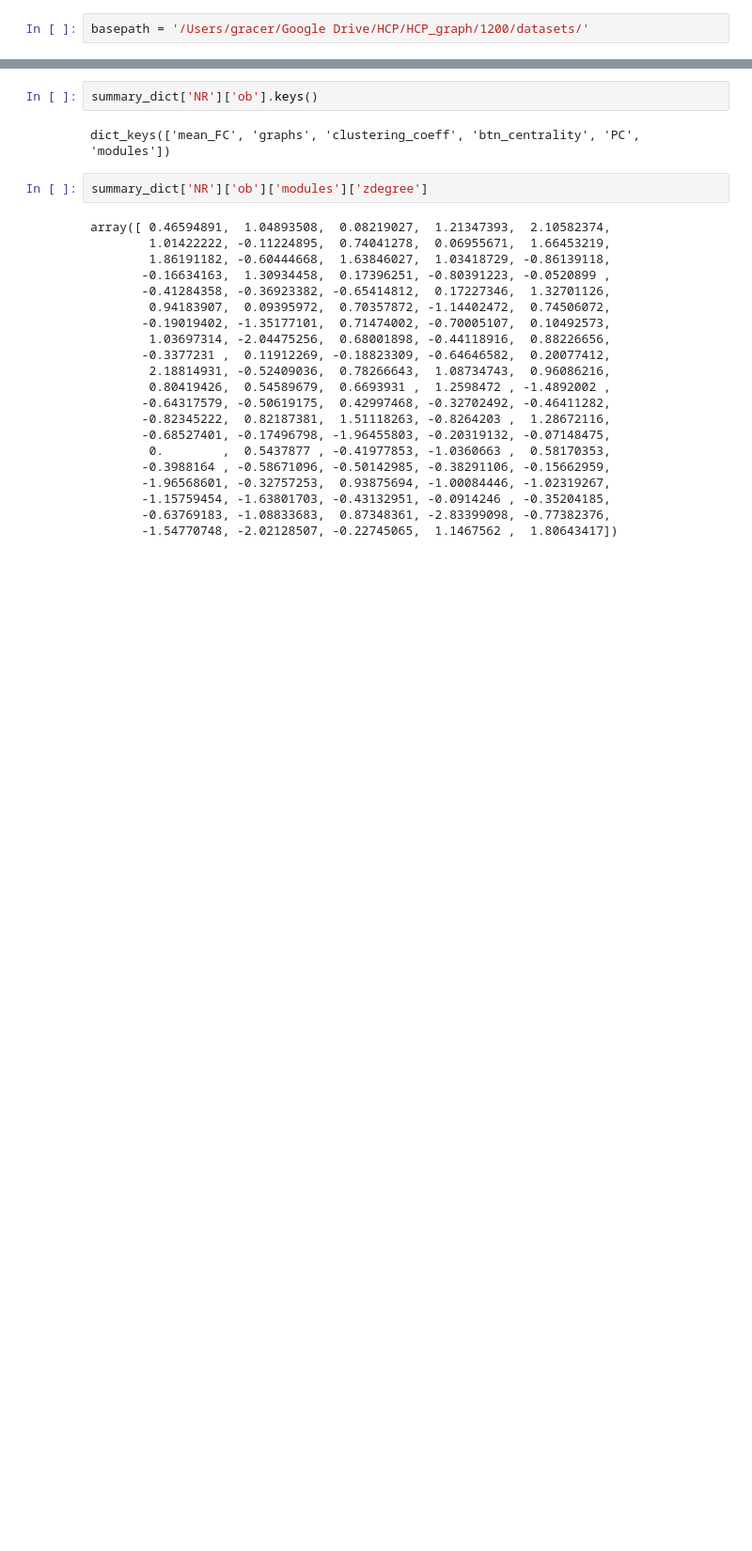
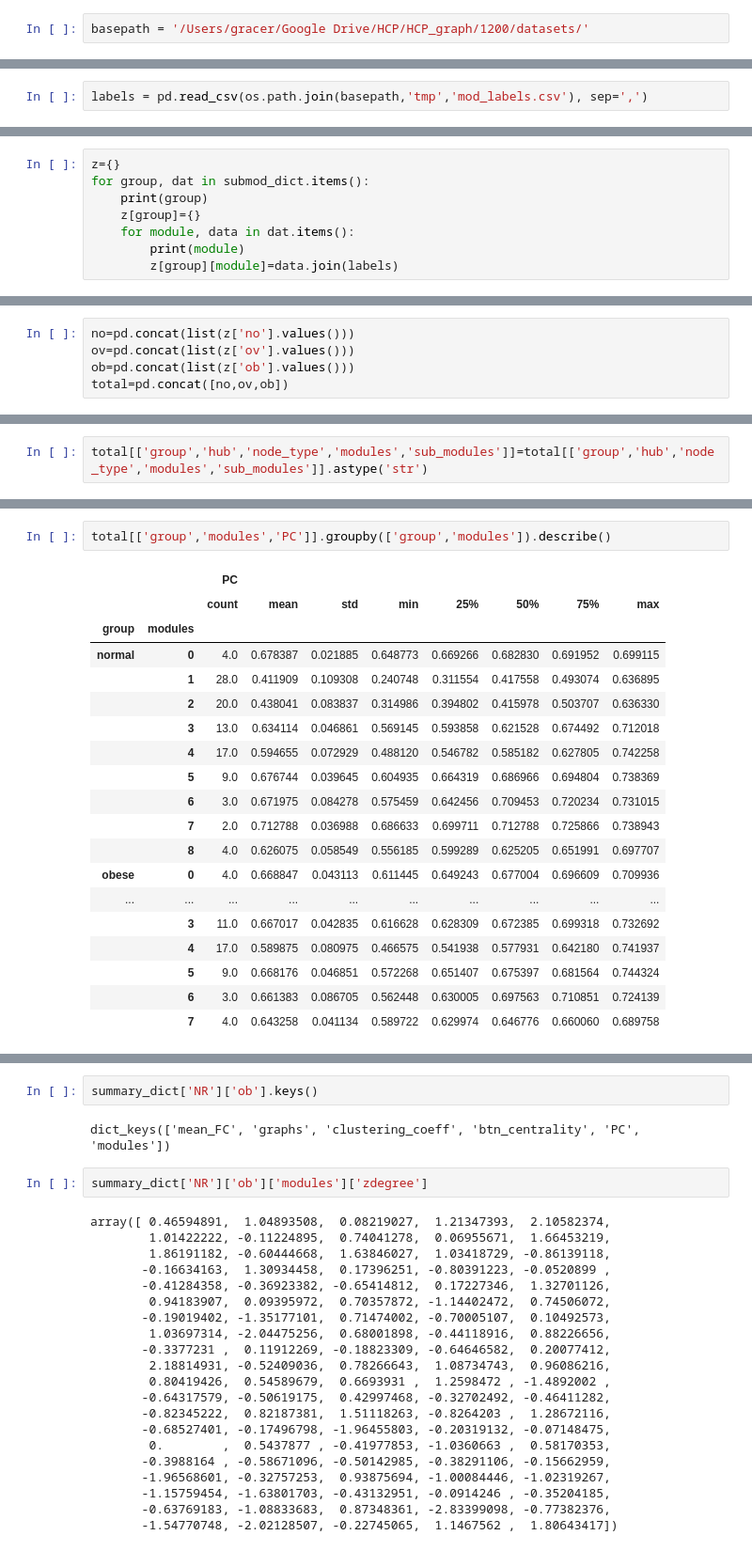
Before and after one commit to grace-shearrer/graph_analysis, a Jupyter notebook: zDegree_update.ipynb, the cells around one changed output, grey strips where cells are left out. Shown at 94% size. Saved outputs shown, nothing was run; the diff lists cells and outputs as text; blank space fills up the shorter version.

```diff
--- a/zDegree_update.ipynb
+++ b/zDegree_update.ipynb
@@ -15,0 +24,2 @@ submod_dict=an.onetoughjar(latest_file)
+# %%
+labels = pd.read_csv(os.path.join(basepath,'tmp','mod_labels.csv'), sep=',')
@@ -15,0 +44,8 @@ submod_dict=an.onetoughjar(latest_file)
+# %%
+z={}
+for group, dat in submod_dict.items():
+    print(group)
+    z[group]={}
+    for module, data in dat.items():
+        print(module)
+        z[group][module]=data.join(labels)
@@ -15,0 +70,5 @@ submod_dict=an.onetoughjar(latest_file)
+# %%
+no=pd.concat(list(z['no'].values()))
+ov=pd.concat(list(z['ov'].values()))
+ob=pd.concat(list(z['ob'].values()))
+total=pd.concat([no,ov,ob])
@@ -15,0 +91,2 @@ submod_dict=an.onetoughjar(latest_file)
+# %%
+total[['group','hub','node_type','modules','sub_modules']]=total[['group','hub','node_type','modules','sub_modules']].astype('str')
@@ -15,0 +102,22 @@ submod_dict=an.onetoughjar(latest_file)
+# %%
+total[['group','modules','PC']].groupby(['group','modules']).describe()
+# %% [output]
+|  |  | PC |  |  |  |  |  |  |  |
+|  |  | count | mean | std | min | 25% | 50% | 75% | max |
+| group | modules |  |  |  |  |  |  |  |  |
+| normal | 0 | 4.0 | 0.678387 | 0.021885 | 0.648773 | 0.669266 | 0.682830 | 0.691952 | 0.699115 |
+|  | 1 | 28.0 | 0.411909 | 0.109308 | 0.240748 | 0.311554 | 0.417558 | 0.493074 | 0.636895 |
+|  | 2 | 20.0 | 0.438041 | 0.083837 | 0.314986 | 0.394802 | 0.415978 | 0.503707 | 0.636330 |
+|  | 3 | 13.0 | 0.634114 | 0.046861 | 0.569145 | 0.593858 | 0.621528 | 0.674492 | 0.712018 |
+|  | 4 | 17.0 | 0.594655 | 0.072929 | 0.488120 | 0.546782 | 0.585182 | 0.627805 | 0.742258 |
+|  | 5 | 9.0 | 0.676744 | 0.039645 | 0.604935 | 0.664319 | 0.686966 | 0.694804 | 0.738369 |
+|  | 6 | 3.0 | 0.671975 | 0.084278 | 0.575459 | 0.642456 | 0.709453 | 0.720234 | 0.731015 |
+|  | 7 | 2.0 | 0.712788 | 0.036988 | 0.686633 | 0.699711 | 0.712788 | 0.725866 | 0.738943 |
+|  | 8 | 4.0 | 0.626075 | 0.058549 | 0.556185 | 0.599289 | 0.625205 | 0.651991 | 0.697707 |
+| obese | 0 | 4.0 | 0.668847 | 0.043113 | 0.611445 | 0.649243 | 0.677004 | 0.696609 | 0.709936 |
+| ... | ... | ... | ... | ... | ... | ... | ... | ... | ... |
+|  | 3 | 11.0 | 0.667017 | 0.042835 | 0.616628 | 0.628309 | 0.672385 | 0.699318 | 0.732692 |
+|  | 4 | 17.0 | 0.589875 | 0.080975 | 0.466575 | 0.541938 | 0.577931 | 0.642180 | 0.741937 |
+|  | 5 | 9.0 | 0.668176 | 0.046851 | 0.572268 | 0.651407 | 0.675397 | 0.681564 | 0.744324 |
+|  | 6 | 3.0 | 0.661383 | 0.086705 | 0.562448 | 0.630005 | 0.697563 | 0.710851 | 0.724139 |
+|  | 7 | 4.0 | 0.643258 | 0.041134 | 0.589722 | 0.629974 | 0.646776 | 0.660060 | 0.689758 |
```
Also changed, not shown: parts of 32 cells of this notebook, 3 other files.
